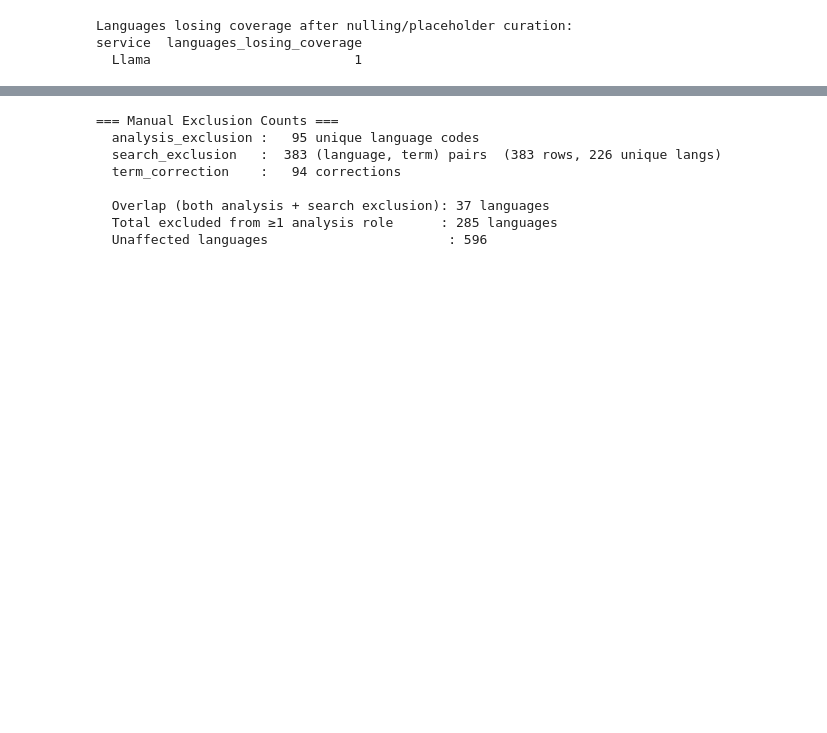
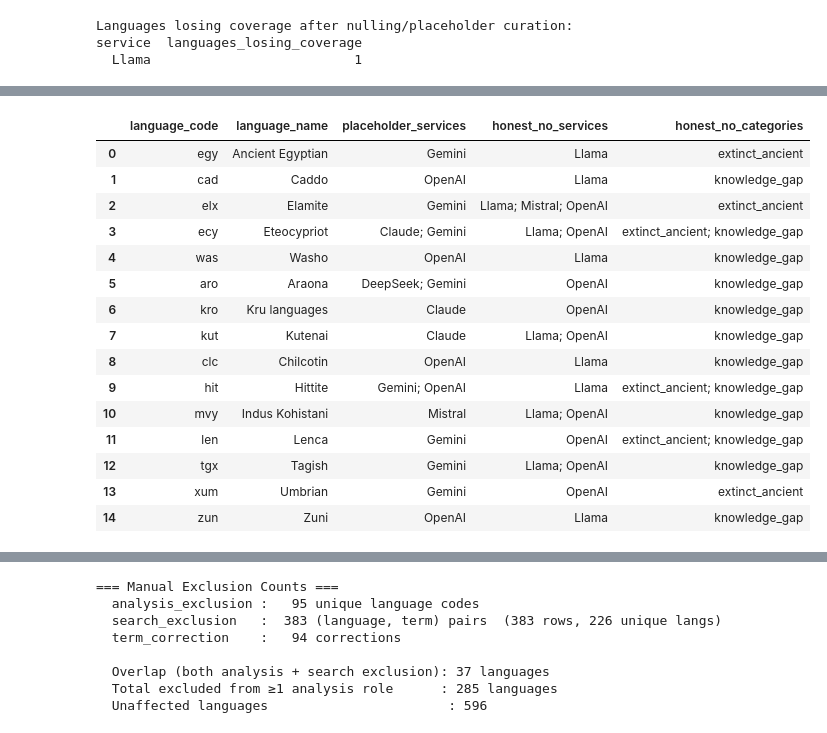
Before and after one commit to CodingDH/translation-transmogrification-pipeline, a Jupyter notebook: notebooks/02_translation_overview.ipynb, the cells around one changed output, grey strips where cells are left out. Cells and saved outputs as stored; diff of their text form; code cells hidden in the pictures; blank space fills up the shorter version.

```diff
--- a/notebooks/02_translation_overview.ipynb
+++ b/notebooks/02_translation_overview.ipynb
@@ -286,7 +281,7 @@ all_variants["language_family"] = all_variants["language_code"].apply(get_langua
 # Max coverage across all prompt variants: a language counts as covered by a
 # service if any variant produced a valid translation for it.
 avail_cols = {svc: col for svc, col in HEATMAP_SERVICES.items() if col in all_variants.columns}
-baseline = (
+coverage_by_lang = (
     all_variants
     .assign(**{col: all_variants[col].notna() for col in avail_cols.values()})
     .groupby("language_code")
@@ -294,17 +289,17 @@ baseline = (
     .reset_index()
 )
 
-other_langs = baseline[baseline["language_family"] == "Other"]["language_code"].tolist()
+other_langs = coverage_by_lang[coverage_by_lang["language_family"] == "Other"]["language_code"].tolist()
 if other_langs:
     print(f"⚠ Ungrouped languages: {other_langs}")
 else:
     print("✓ All languages assigned to a family")
 
-family_counts = baseline["language_family"].value_counts().to_dict()
+family_counts = coverage_by_lang["language_family"].value_counts().to_dict()
 
 rows = []
 for family, n_fam in sorted(family_counts.items(), key=lambda x: -x[1]):
-    fam_df = baseline[baseline["language_family"] == family]
+    fam_df = coverage_by_lang[coverage_by_lang["language_family"] == family]
     label = f"{family} ({n_fam})"
     for service, col in HEATMAP_SERVICES.items():
         n_translated = int(fam_df[col].sum()) if col in fam_df.columns else 0
@@ -329,7 +324,7 @@ chart = alt.Chart(coverage_long).mark_rect().encode(
 ).properties(
     title=alt.Title(
         "Languages Translated by Service and Language Family",
-        subtitle="LLM services: coverage across all prompt variants (any variant = covered). Baseline services run once.",
+        subtitle="LLM services: any prompt variant = covered. Wikipedia community translation and MT baselines run once.",
     ),
     width=520, height=720,
 )
@@ -1856,14 +1727,14 @@ term = TARGET_TERMS[0]
 df_all = all_dfs[term].copy()
 df_all["language_family"] = df_all["language_code"].apply(get_language_family)
 
-# For baseline services use minimal variant only (they don't vary by prompt)
-baseline_rows_df = df_all[df_all["prompt_variant"] == "minimal"].copy()
+# For prompt-invariant services use minimal variant only (they do not vary by prompt)
+prompt_invariant_rows_df = df_all[df_all["prompt_variant"] == "minimal"].copy()
 
 mixed_rows = []
 for service, col in ALL_SERVICES.items():
     if col not in df_all.columns:
         continue
-    src = baseline_rows_df if service in BASELINE_SERVICES else df_all
+    src = prompt_invariant_rows_df if service in PROMPT_INVARIANT_SERVICES else df_all
     for _, row in src.iterrows():
         val = row.get(col)
         if not isinstance(val, str) or not val.strip():
@@ -2045,7 +1916,7 @@ else:
     action_bar.display()
 
 # ── Sample before → after table ───────────────────────────────────────────────
-ALL_TERM_COLS = {**BASELINE_SERVICES, **LLM_SERVICES}
+ALL_TERM_COLS = {**PROMPT_INVARIANT_SERVICES, **LLM_SERVICES}
 sample_rows = []
 for service, col in ALL_TERM_COLS.items():
     if col not in raw_df.columns:
@@ -2576,8 +2528,8 @@ Two patterns of particular interest:
 # %%
-# Error categories × quality flags cross-tab
+# Error categories × automated review signals cross-tab
 qf = pd.read_csv(
     os.path.join(DATA_DIR, "translated_terms", TARGET_TERMS[0].lower().replace(" ", "_"),
-                 "evaluation", "quality_flags.csv"),
+                 "evaluation", "automated_review_signals.csv"),
     converters={"language_code": str},
 )
 flag_cols = [c for c in qf.columns if c.startswith("has_")]
@@ -2604,7 +2556,7 @@ for flag in flag_cols:
 
 xtab = pd.DataFrame(_rows)
 xtab_wide = xtab.pivot(index="flag", columns="error_category", values="n").fillna(0).astype(int)
-print("Quality flags × error categories (count = languages with both signals)")
+print("Automated review signals × error categories (count = languages with both signals)")
 print(xtab_wide[_err_cats].to_string())
 
 # Visualise as a heatmap
@@ -2615,32 +2567,37 @@ xtab_hm = alt.Chart(xtab_long[xtab_long["n"] > 0]).mark_rect().encode(
     y=alt.Y("flag:N", title=None),
     color=alt.Color("n:Q", scale=alt.Scale(scheme="oranges"), title="languages"),
     tooltip=["flag:N", "error_category:N", "n:Q"],
-).properties(width=480, height=260, title="Quality flags × error categories")
+).properties(width=480, height=260, title="Automated review signals × error categories")
 display(xtab_hm)
 
 # ── Honest-no doubles ────────────────────────────────────────────────────────
-print("\nHonest-no doubles (placeholder flag + honest refusal from different service):")
-ph_svc = qf[qf["has_placeholder_term"] == True][["language_code","language_name","placeholder_term_services"]]
+honest_rows = []
+ph_svc = qf[qf["has_placeholder_term"] == True][["language_code", "language_name", "placeholder_term_services"]]
 for _, row in ph_svc.iterrows():
     lang = row["language_code"]
-    ph_svcs = set(str(row["placeholder_term_services"]).split(";"))
+    ph_svcs = {svc.strip() for svc in str(row["placeholder_term_services"]).split(";") if svc.strip()}
     honest = llm_err[(llm_err["language_code"] == lang) &
-                     (llm_err["category"].isin(["extinct_ancient","knowledge_gap"])) &
+                     (llm_err["category"].isin(["extinct_ancient", "knowledge_gap"])) &
                      (~llm_err["service"].isin(ph_svcs))]
     if not honest.empty:
-        print(f"  {lang} ({row['language_name']}): placeholder={sorted(ph_svcs)}, "
-              f"honest-refusal={sorted(honest['service'].unique())} ({sorted(honest['category'].unique())})")
+        honest_rows.append({
+            "language_code": lang,
+            "language_name": row["language_name"],
+            "placeholder_services": "; ".join(sorted(ph_svcs)),
+            "honest_no_services": "; ".join(sorted(honest["service"].unique())),
+            "honest_no_categories": "; ".join(sorted(honest["category"].unique())),
+        })
+
+honest_no_df = pd.DataFrame(honest_rows)
+print(f"\nHonest-no doubles: {len(honest_no_df)} languages")
+if not honest_no_df.empty:
+    display(honest_no_df)
 
 # ── Fabricate-vs-passthrough ─────────────────────────────────────────────────
-print("\nFabricate-vs-passthrough (repetition-loop + source-term leakage, different services):")
-_both = qf[qf["has_repetition_loop"] & qf["has_source_term"]]
-for _, r in _both.iterrows():
-    rep_svcs = set(str(r["repetition_loop_services"]).split(";"))
-    src_svcs = set(str(r["source_term_services"]).split(";"))
-    if rep_svcs & src_svcs:   # same service — both flags on same service, less interesting
-        diff_src = src_svcs - rep_svcs
-        if not diff_src:
-            continue
-    print(f"  {r['language_code']} ({r['language_name']}): "
-          f"loops={sorted(rep_svcs)}, passthrough={sorted(src_svcs)}")
+fabricate_passthrough_df = qf[qf["has_repetition_loop"] & qf["has_source_term"]][
+    ["language_code", "language_name", "repetition_loop_services", "source_term_services"]
+].copy()
+print(f"\nFabricate-vs-passthrough: {len(fabricate_passthrough_df)} languages")
+if not fabricate_passthrough_df.empty:
+    display(fabricate_passthrough_df)
 # %% [output]
@@ -2683,0 +2625,16 @@ Honest-no doubles (placeholder flag + honest refusal from different service):
+|  | language_code | language_name | placeholder_services | honest_no_services | honest_no_categories |
+| 0 | egy | Ancient Egyptian | Gemini | Llama | extinct_ancient |
+| 1 | cad | Caddo | OpenAI | Llama | knowledge_gap |
+| 2 | elx | Elamite | Gemini | Llama; Mistral; OpenAI | extinct_ancient |
+| 3 | ecy | Eteocypriot | Claude; Gemini | Llama; OpenAI | extinct_ancient; knowledge_gap |
+| 4 | was | Washo | OpenAI | Llama | knowledge_gap |
+| 5 | aro | Araona | DeepSeek; Gemini | OpenAI | knowledge_gap |
+| 6 | kro | Kru languages | Claude | OpenAI | knowledge_gap |
+| 7 | kut | Kutenai | Claude | Llama; OpenAI | knowledge_gap |
+| 8 | clc | Chilcotin | OpenAI | Llama | knowledge_gap |
+| 9 | hit | Hittite | Gemini; OpenAI | Llama | extinct_ancient; knowledge_gap |
+| 10 | mvy | Indus Kohistani | Mistral | Llama; OpenAI | knowledge_gap |
+| 11 | len | Lenca | Gemini | OpenAI | extinct_ancient; knowledge_gap |
+| 12 | tgx | Tagish | Gemini | Llama; OpenAI | knowledge_gap |
+| 13 | xum | Umbrian | Gemini | OpenAI | extinct_ancient |
+| 14 | zun | Zuni | OpenAI | Llama | knowledge_gap |
```
Also changed, not shown: parts of 34 cells of this notebook, 17 other files.
